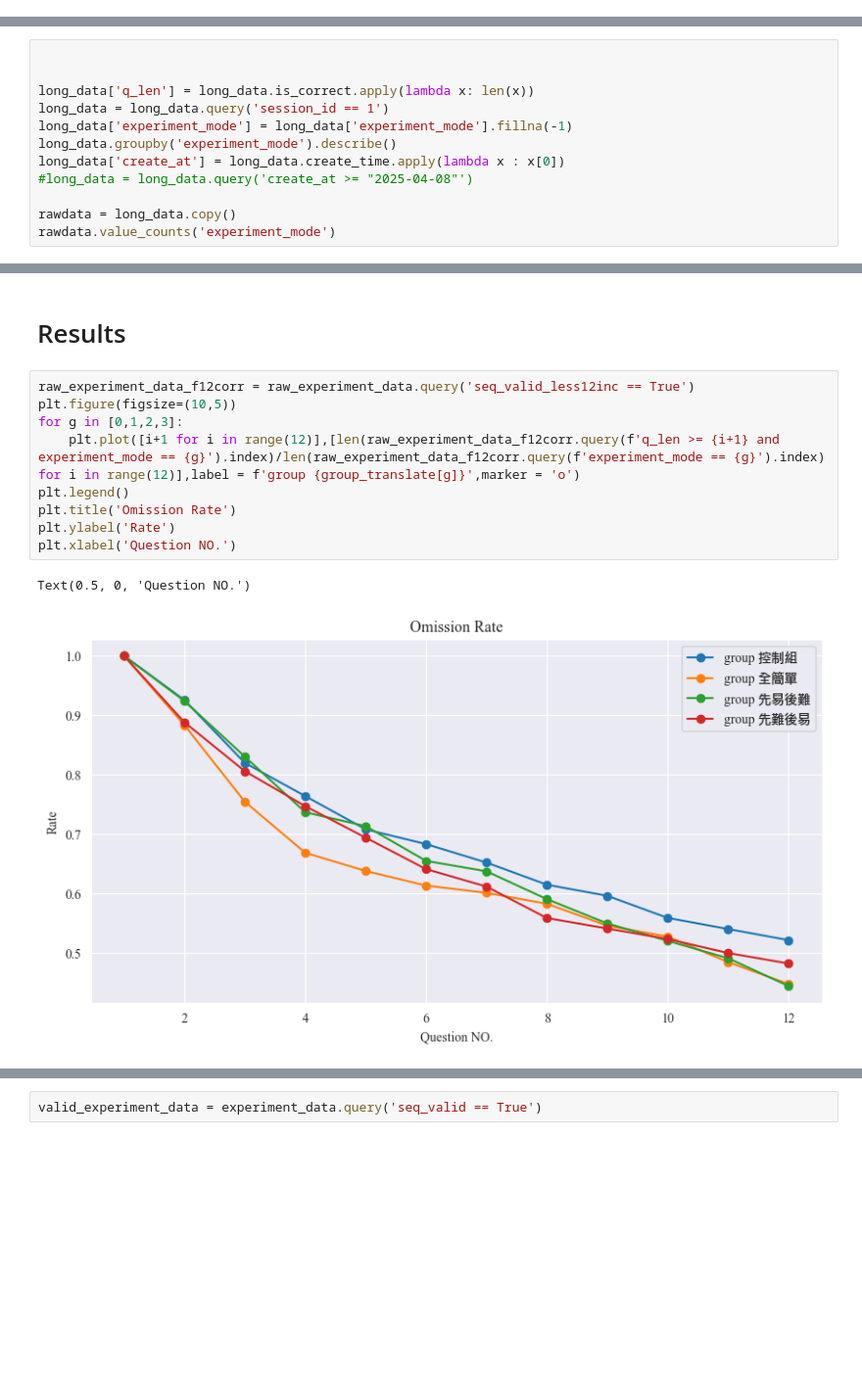
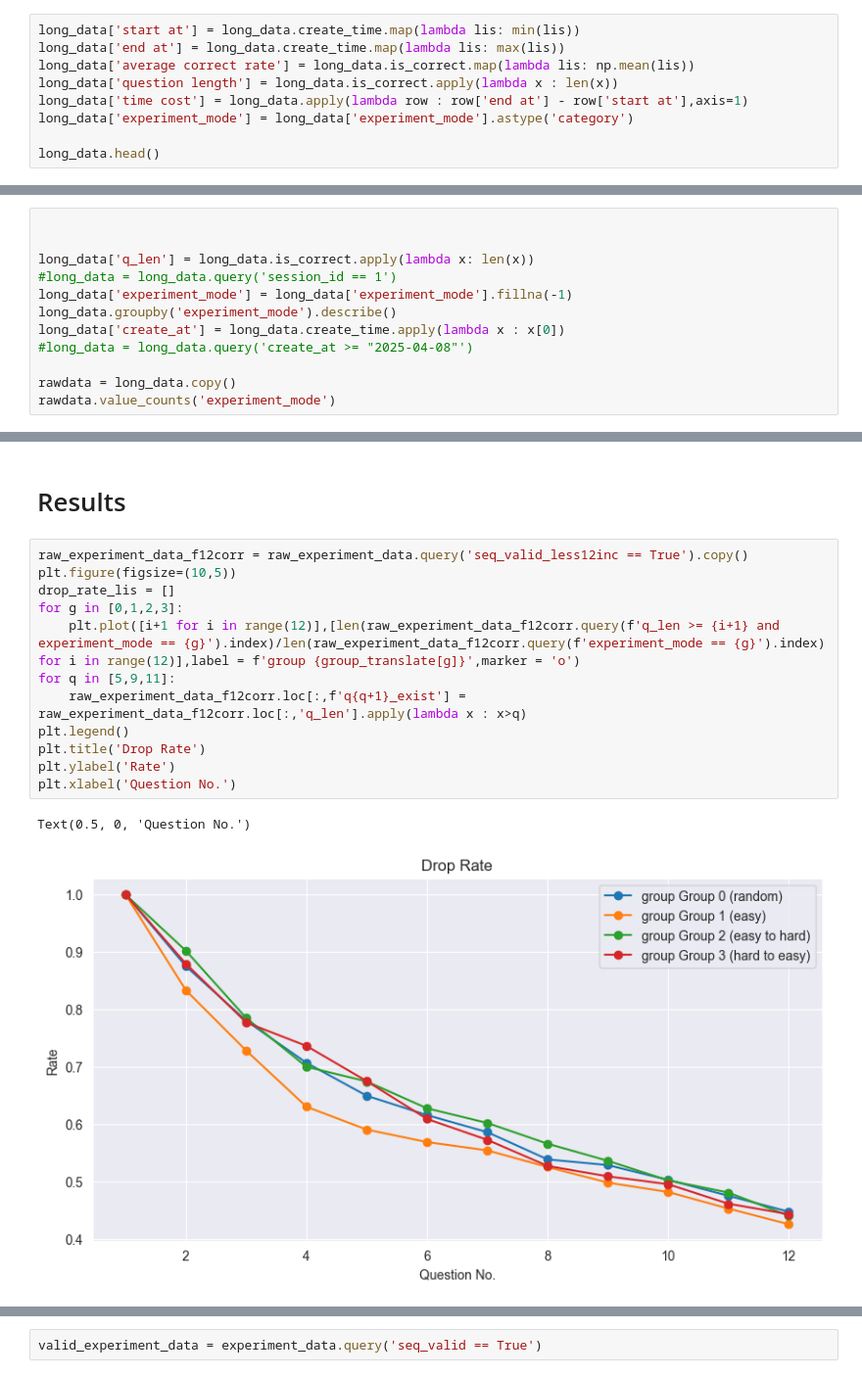
Before and after one commit to marsneko/PaGamO, a Jupyter notebook: analyze/experiment_data_analyze.ipynb, the cells around one changed output, grey strips where cells are left out. Shown at 98% size. Cells and saved outputs as stored; diff of their text form; blank space fills up the shorter version.

```diff
--- a/analyze/experiment_data_analyze.ipynb
+++ b/analyze/experiment_data_analyze.ipynb
@@ -174,0 +220,9 @@ Name: count, dtype: int64
+# %%
+long_data['start at'] = long_data.create_time.map(lambda lis: min(lis))
+long_data['end at'] = long_data.create_time.map(lambda lis: max(lis))
+long_data['average correct rate'] = long_data.is_correct.map(lambda lis: np.mean(lis))
+long_data['question length'] = long_data.is_correct.apply(lambda x : len(x))
+long_data['time cost'] = long_data.apply(lambda row : row['end at'] - row['start at'],axis=1)
+long_data['experiment_mode'] = long_data['experiment_mode'].astype('category')
+
+long_data.head()
@@ -176,7 +237,7 @@ Name: count, dtype: int64
 
 
 long_data['q_len'] = long_data.is_correct.apply(lambda x: len(x))
-long_data = long_data.query('session_id == 1')
+#long_data = long_data.query('session_id == 1')
 long_data['experiment_mode'] = long_data['experiment_mode'].fillna(-1)
 long_data.groupby('experiment_mode').describe()
 long_data['create_at'] = long_data.create_time.apply(lambda x : x[0])
@@ -500,14 +565,17 @@ See the caveats in the documentation: https://pandas.pydata.org/pandas-docs/stab
 # %% [markdown]
 # Results
 # %%
-raw_experiment_data_f12corr = raw_experiment_data.query('seq_valid_less12inc == True')
+raw_experiment_data_f12corr = raw_experiment_data.query('seq_valid_less12inc == True').copy()
 plt.figure(figsize=(10,5))
+drop_rate_lis = []
 for g in [0,1,2,3]:
     plt.plot([i+1 for i in range(12)],[len(raw_experiment_data_f12corr.query(f'q_len >= {i+1} and experiment_mode == {g}').index)/len(raw_experiment_data_f12corr.query(f'experiment_mode == {g}').index) for i in range(12)],label = f'group {group_translate[g]}',marker = 'o')
+for q in [5,9,11]:
+    raw_experiment_data_f12corr.loc[:,f'q{q+1}_exist'] = raw_experiment_data_f12corr.loc[:,'q_len'].apply(lambda x : x>q)
 plt.legend()
-plt.title('Omission Rate')
+plt.title('Drop Rate')
 plt.ylabel('Rate')
-plt.xlabel('Question NO.')
+plt.xlabel('Question No.')
 # %% [output]
-Text(0.5, 0, 'Question NO.')
+Text(0.5, 0, 'Question No.')
-[figure, old version]
+[figure, new version]
```
Also changed, not shown: parts of 40 cells of this notebook, 11 other files.
